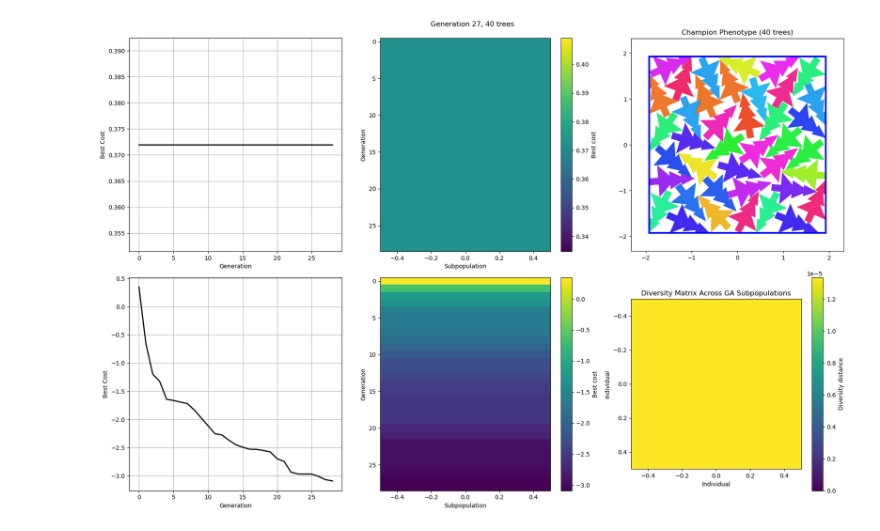
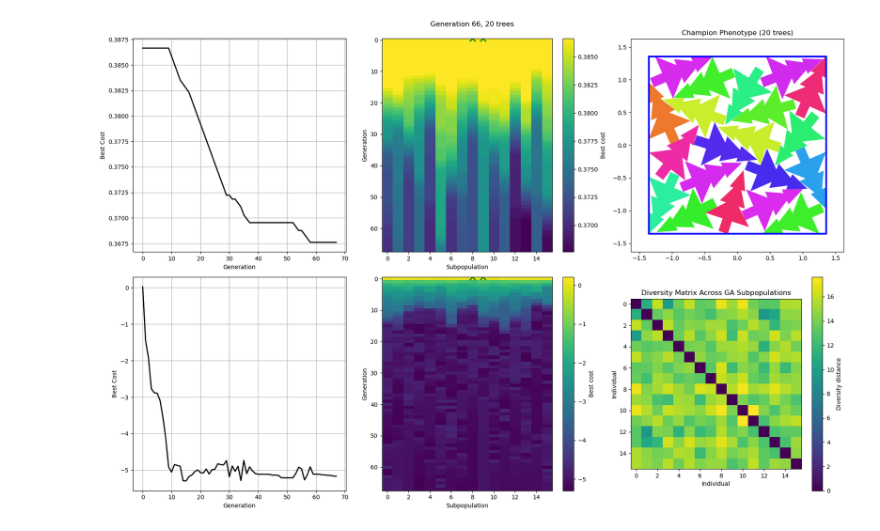
Before and after one commit to jcottaar/packing, a Jupyter notebook: analysis/test_ga.ipynb, the cells around one changed output. Cells and saved outputs as stored; diff of their text form; code cells hidden in the pictures.

Commit message:
Add simple mate location to runner

```diff
--- a/analysis/test_ga.ipynb
+++ b/analysis/test_ga.ipynb
@@ -39,24 +39,25 @@ ptxas info    : Function properties for multi_boundary_distance_list_total
 # %%
 #%%pyinstrument
 #kgs.profiling=True
 # %matplotlib widget
 #kgs.enable_module_profiling(kgs)
 import pack_ga3
 import pack_runner
 fastMode = False
 kgs.debugging_mode = 2
 
 runner = pack_ga3.baseline()
-runner.ga.ga_base.N_trees_to_do = 40
-runner.ga.N = 1
+runner.ga.ga_base.N_trees_to_do = 20
 runner.ga.do_legalize=False
 runner.ga.ga_base.do_legalize=False
-runner.n_generations = 30
+runner.n_generations = 3000
 runner.diagnostic_plot = True
 runner.seed = 0
+
+runner.ga.ga_base.move.moves[-2][0].simple_mate_location = True
 
 #runner.rough_relaxers[0].cost.costs[2] = pack_cost.CollisionCostExactSeparation(scaling=1., use_lookup_table=True,lut_N_x=200,lut_N_y=200,lut_N_theta=200)
 
 runner.run()
 # %% [output]
-[figure, old version]
+[figure, new version]
```
Also changed, not shown: 4 other files.
